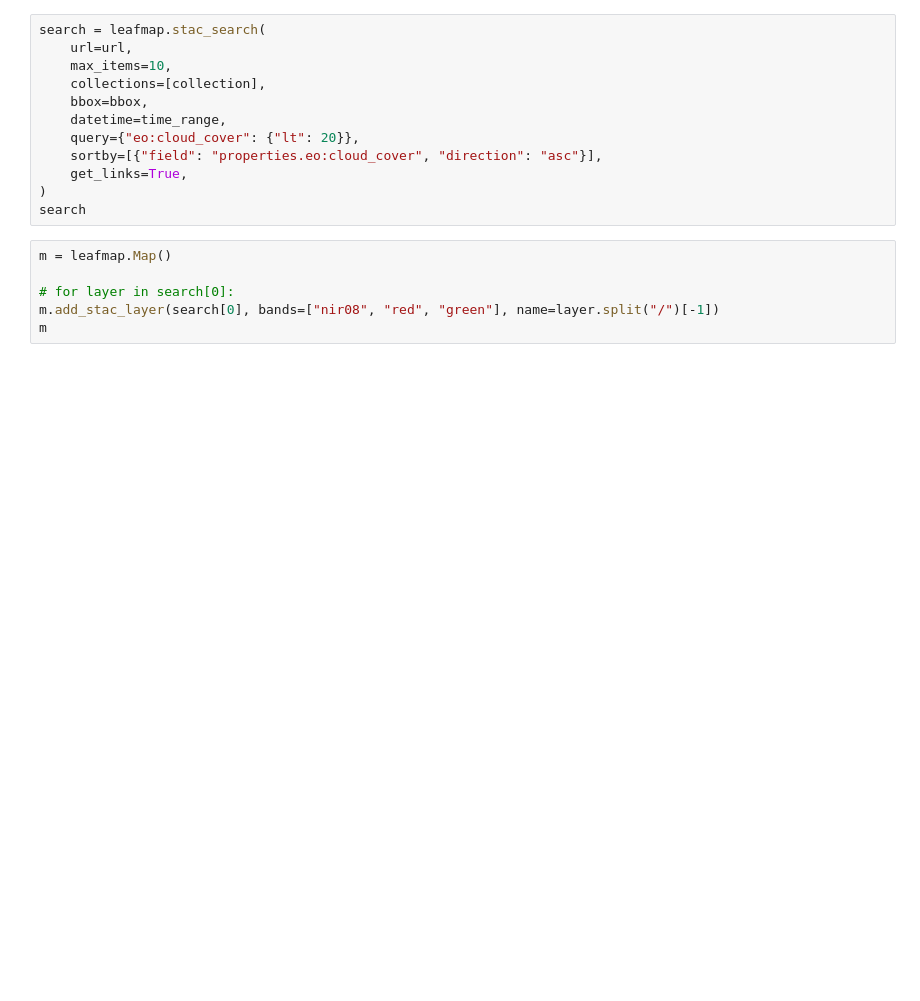
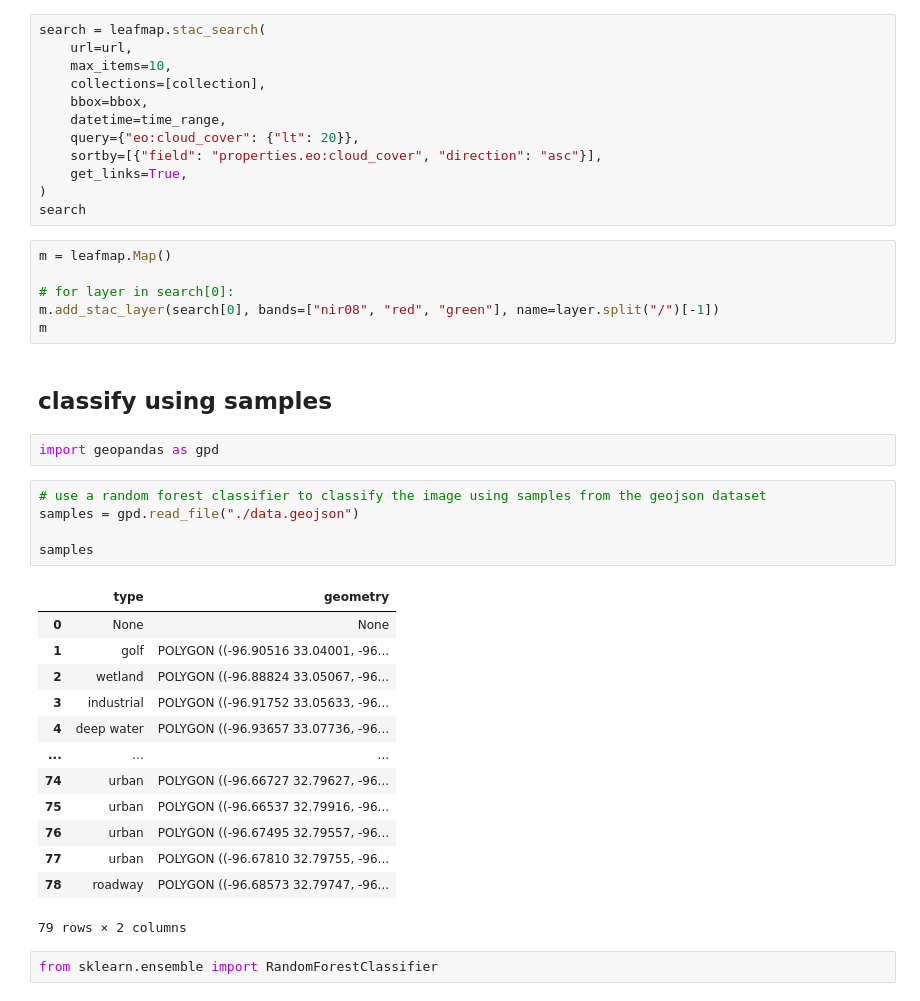
Before and after one commit to mapping-systems/cdp-mapping-systems, a Jupyter notebook: Tutorials/04_change.ipynb, the cells around one changed output. Drawn from its saved outputs; the diff is of its cells as text; blank space fills up the shorter version.

```diff
--- a/Tutorials/04_change.ipynb
+++ b/Tutorials/04_change.ipynb
@@ -380,3 +684,28 @@ m = leafmap.Map()
 # for layer in search[0]:
 m.add_stac_layer(search[0], bands=["nir08", "red", "green"], name=layer.split("/")[-1])
 m
+# %% [markdown]
+## classify using samples
+# %%
+import geopandas as gpd
+# %%
+# use a random forest classifier to classify the image using samples from the geojson dataset
+samples = gpd.read_file("./data.geojson")
+
+samples
+# %% [output]
+|  | type | geometry |
+| 0 | None | None |
+| 1 | golf | POLYGON ((-96.90516 33.04001, -96... |
+| 2 | wetland | POLYGON ((-96.88824 33.05067, -96... |
+| 3 | industrial | POLYGON ((-96.91752 33.05633, -96... |
+| 4 | deep water | POLYGON ((-96.93657 33.07736, -96... |
+| ... | ... | ... |
+| 74 | urban | POLYGON ((-96.66727 32.79627, -96... |
+| 75 | urban | POLYGON ((-96.66537 32.79916, -96... |
+| 76 | urban | POLYGON ((-96.67495 32.79557, -96... |
+| 77 | urban | POLYGON ((-96.67810 32.79755, -96... |
+| 78 | roadway | POLYGON ((-96.68573 32.79747, -96... |
+79 rows × 2 columns
+# %%
+from sklearn.ensemble import RandomForestClassifier
```
Also changed, not shown: parts of 50 cells of this notebook, 3 other files.
